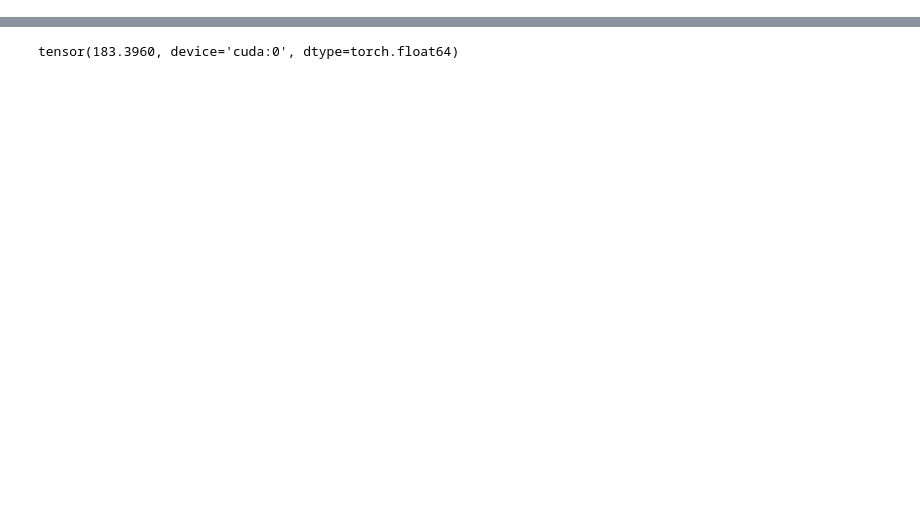
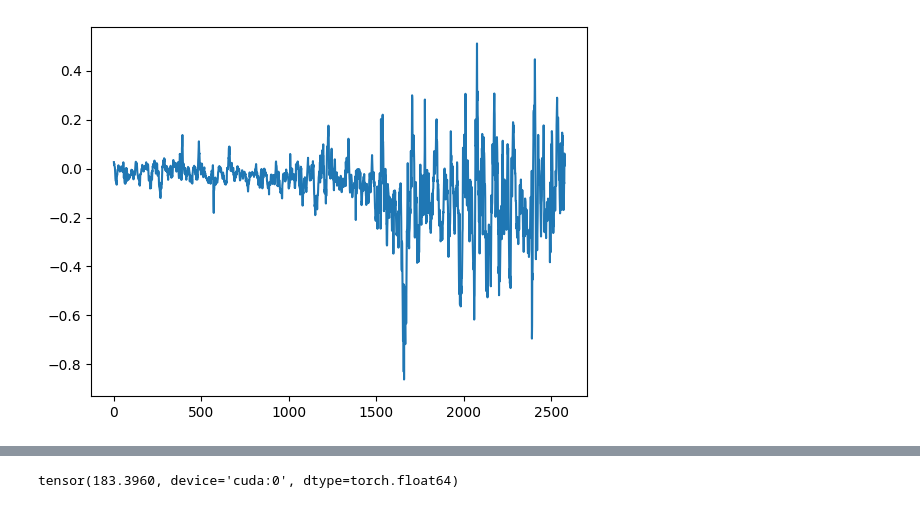
Before and after one commit to hrj04/Project_TS_Generation, a Jupyter notebook: experiments/stock_prediction.ipynb, the cells around one changed output, grey strips where cells are left out. Saved outputs shown, nothing was run; the diff lists cells and outputs as text; code cells hidden in the pictures; blank space fills up the shorter version.

```diff
--- a/experiments/stock_prediction.ipynb
+++ b/experiments/stock_prediction.ipynb
@@ -48,0 +61,28 @@ def train_model(model, dataloader, criterion, optimizer, num_epochs=100, descrip
+# %%
+# Evaluate models on the test dataset
+def evaluate_model(model, dataloader):
+    model.eval()
+    criterion = nn.MSELoss()
+    mapeloss = MeanAbsolutePercentageError().to(device)
+    total_loss = 0
+    predictions, true_vals = [], []
+    with torch.no_grad():
+        for data, target, mean, std in dataloader:
+            x_test = data.float().to(device)
+            y_test = target[:,:,0].float().to(device)
+            mean = mean[:,:,0].float().to(device)
+            std = std[:,:,0].float().to(device)
+            y_pred = model(x_test)
+            total_loss += criterion(y_pred, y_test) * len(data)
+
+            y_test_unnorm = y_test * std + mean
+            y_pred_unnorm = y_pred * std + mean
+            predictions.append(y_pred_unnorm.cpu().numpy())
+            true_vals.append(y_test_unnorm.cpu().numpy())
+
+    total_loss /= len(dataloader.dataset)
+    predictions = np.concatenate(predictions)
+    true_vals = np.concatenate(true_vals)
+    mape_loss = mapeloss(torch.tensor(predictions), torch.tensor(true_vals)).item()
+
+    return total_loss, mape_loss, predictions, true_vals
@@ -118,3 +195,9 @@ Test MAPE loss on synthetic data: 0.00096
+# %%
+plt.figure()
+plt.plot(true_y-pred_y_ori, label='Original Data')
+plt.show()
+# %% [output]
+[figure, added]
 # %%
 # Visualize predictions
 plt.figure()
```
Also changed, not shown: parts of 18 cells of this notebook, 4 other files.
